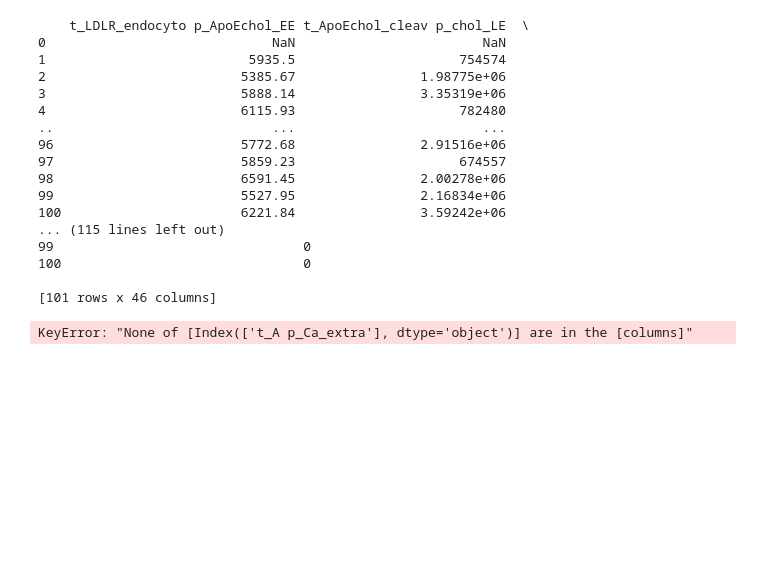
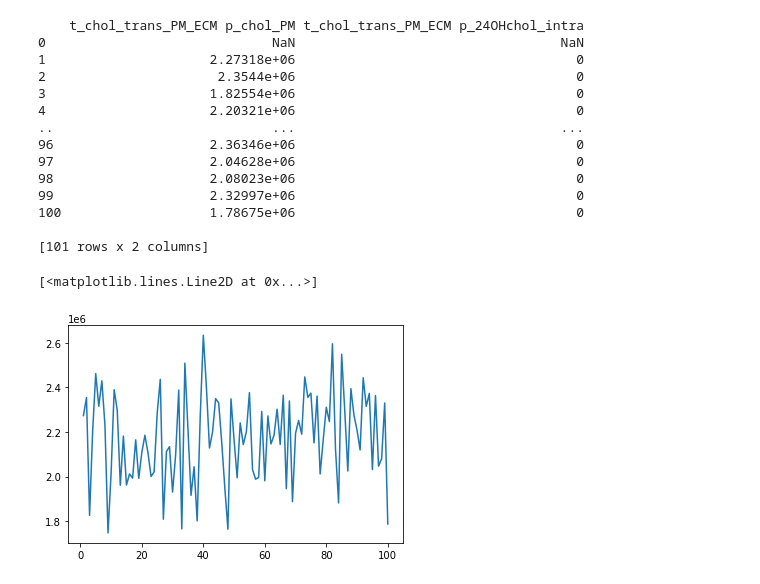
Before and after one commit to BrandonSLockey/HFPN-Stochastic-Version, a Jupyter notebook: HFPN-Stochastic-Version/sHFPN Plotting Jupyter Notebook.ipynb, the cells around one changed output. Cells and saved outputs as stored; diff of their text form; code cells hidden in the pictures; blank space fills up the shorter version.

Commit message:
save dataframe for prod and cons rate analytics

```diff
--- a/HFPN-Stochastic-Version/sHFPN Plotting Jupyter Notebook.ipynb
+++ b/HFPN-Stochastic-Version/sHFPN Plotting Jupyter Notebook.ipynb
@@ -384,32 +370,37 @@ def plot_rate_for_place(file, place_id, color,bin_width):
+# %%
+##############################################################################
+###################Rate Analytics - panda version - BSL ######################
+##############################################################################
+dataframe = analysis[File3].df_for_rate_analytics_cons
+print(dataframe)
+plt.plot(dataframe[["t_chol_trans_PM_ECM p_chol_PM"]])
+# %% [output]
+    t_chol_trans_PM_ECM p_chol_PM t_chol_trans_PM_ECM p_24OHchol_intra
+0                             NaN                                  NaN
+1                     2.27318e+06                                    0
+2                      2.3544e+06                                    0
+3                     1.82554e+06                                    0
+4                     2.20321e+06                                    0
+..                            ...                                  ...
+96                    2.36346e+06                                    0
+97                    2.04628e+06                                    0
+98                    2.08023e+06                                    0
+99                    2.32997e+06                                    0
+100                   1.78675e+06                                    0
+
+[101 rows x 2 columns]
+[<matplotlib.lines.Line2D at 0x...>]
+[figure, added]
 # %%
 ##############################################################################
 ###################Rate Analytics - panda version - BSL ######################
 ##############################################################################
-dataframe = analysis[File3].df_for_rate_analytics
+dataframe = analysis[File3].df_for_rate_analytics_prod
 print(dataframe)
 dataframe[["t_LDLR_endocyto p_ApoEchol_EE"]]
 #print(dataframe[["t_ETC p_ATP", "t_ETC p_ROS_mito"]])
 print(dataframe[["t_A p_Ca_extra"]])
 #plt.plot(dataframe[["t_ETC p_ATP"]])
-# %% [output]
-    t_LDLR_endocyto p_ApoEchol_EE t_ApoEchol_cleav p_chol_LE  \
-0                             NaN                        NaN
-1                          5935.5                     754574
-2                         5385.67                1.98775e+06
-3                         5888.14                3.35319e+06
-4                         6115.93                     782480
-..                            ...                        ...
-96                        5772.68                2.91516e+06
-97                        5859.23                     674557
-98                        6591.45                2.00278e+06
-99                        5527.95                2.16834e+06
-100                       6221.84                3.59242e+06
-... (115 lines left out)
-99                                0
-100                               0
-
-[101 rows x 46 columns]
-KeyError: "None of [Index(['t_A p_Ca_extra'], dtype='object')] are in the [columns]"
 # %%
 ##############################################################################
 ################Plotting Commands - BSL#######################################
```
Also changed, not shown: parts of 7 cells of this notebook, 1 other file.
